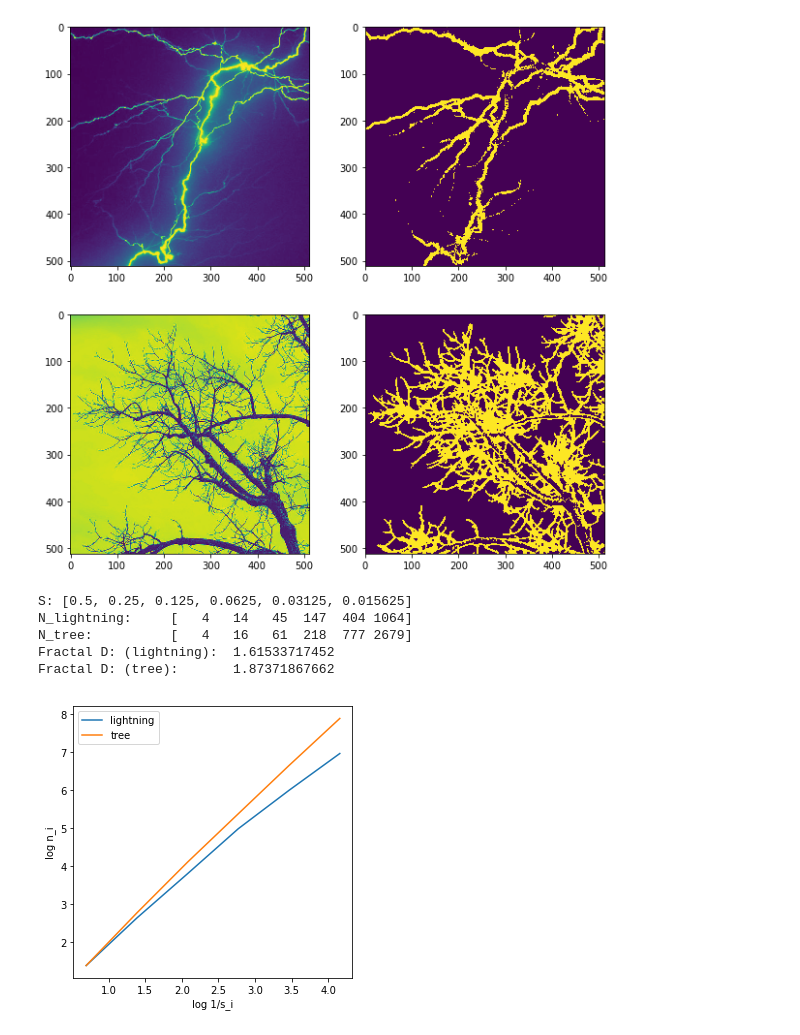
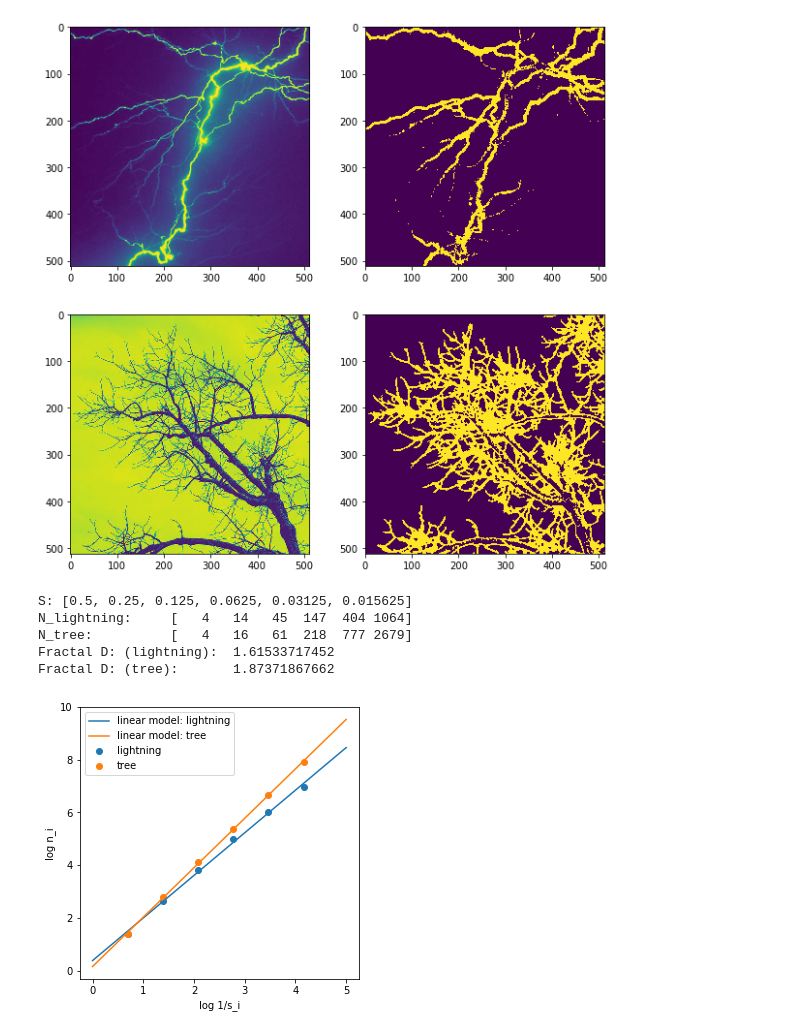
Before and after one commit to jutanke/bit_projects, a Jupyter notebook: project1/solutions.ipynb, the cells around one changed output. Saved outputs shown, nothing was run; the diff lists cells and outputs as text; code cells hidden in the pictures.

Commit message:
task 1.5: improve plot

```diff
--- a/project1/solutions.ipynb
+++ b/project1/solutions.ipynb
@@ -423,37 +423,46 @@ def count_boxes(g, s_i):
     return n
 
 N_l = np.array([count_boxes(g_l, s_i) for s_i in S])
 N_t = np.array([count_boxes(g_t, s_i) for s_i in S])
 print("N_lightning:\t", N_l)
 print("N_tree:\t\t", N_t)
 
 def get_fractal_dim(N, S):
     log_1ovS = np.log(1/S)
     log_N = np.log(N)
 
     R = linregress(x=log_1ovS, y=log_N)
     D = R.slope
-    #b = R.intercept
-    return D
+    b = R.intercept
+    return D, b
 
-fractal_dim_lightning = get_fractal_dim(N_l, S)
-fractal_dim_tree = get_fractal_dim(N_t, S)
+D_l, b_l = get_fractal_dim(N_l, S)
+D_t, b_t = get_fractal_dim(N_t, S)
+
+fractal_dim_lightning, fractal_dim_tree = D_l, D_t
+
 
 print("Fractal D: (lightning):\t", fractal_dim_lightning)
 print("Fractal D: (tree):\t", fractal_dim_tree)
 
 fig = plt.figure(figsize=(5,5))
 ax = fig.add_subplot(111)
 ax.set_xlabel('log 1/s_i')
 ax.set_ylabel('log n_i')
-ax.plot(np.log(1/S), np.log(N_l), label='lightning')
-ax.plot(np.log(1/S), np.log(N_t), label='tree')
+ax.scatter(np.log(1/S), np.log(N_l), label='lightning')
+ax.scatter(np.log(1/S), np.log(N_t), label='tree')
+
+ax.plot([0, 5], [D_l * 0 + b_l, D_l * 5 + b_l],
+        label='linear model: lightning')
+ax.plot([0, 5], [D_t * 0 + b_t, D_t * 5 + b_t],
+        label='linear model: tree')
+
 plt.legend()
 plt.show()
 # %% [output]
 S: [0.5, 0.25, 0.125, 0.0625, 0.03125, 0.015625]
 N_lightning:     [   4   14   45  147  404 1064]
 N_tree:          [   4   16   61  218  777 2679]
 Fractal D: (lightning):  1.61533717452
 Fractal D: (tree):       1.87371867662
-[figure, old version]
+[figure, new version]
```
